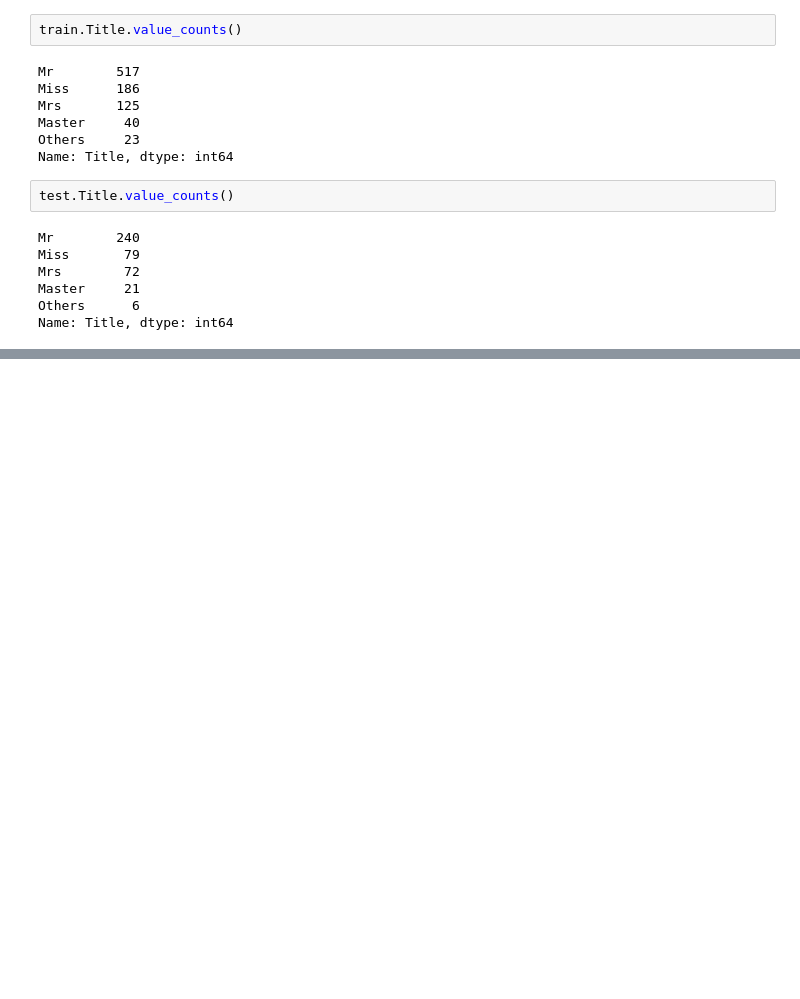
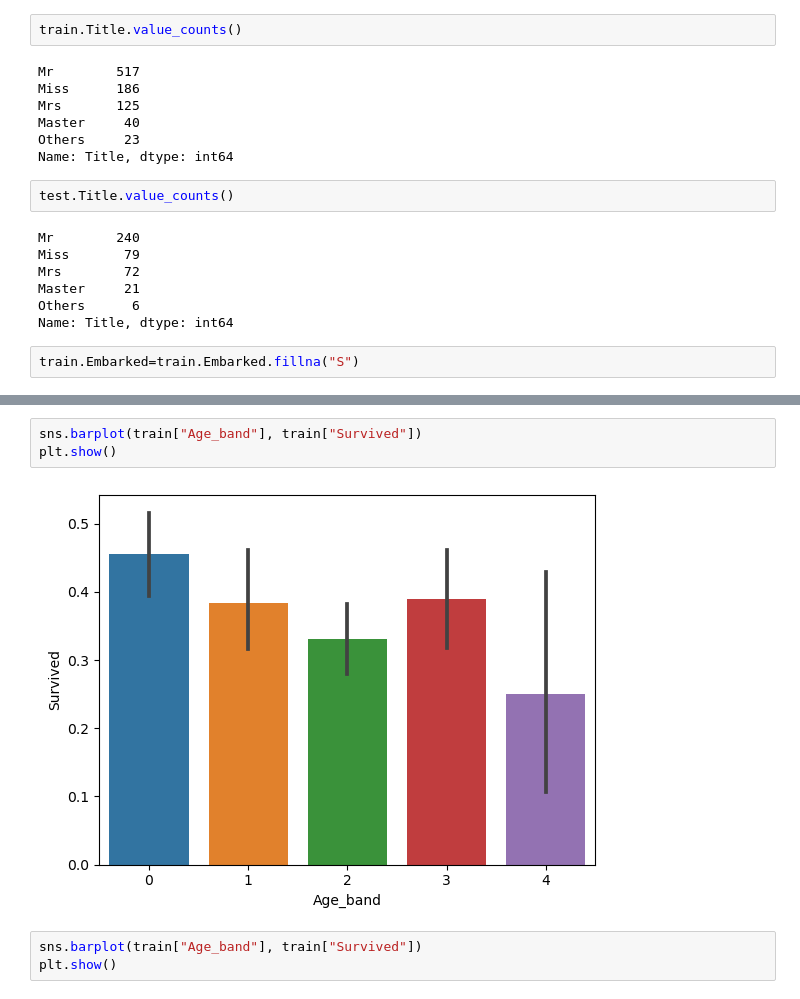
Before and after one commit to pipipik/skillup_01, a Jupyter notebook: DAY7/20240210_DAY7.ipynb, the cells around one changed output, grey strips where cells are left out. Saved outputs shown, nothing was run; the diff lists cells and outputs as text; blank space fills up the shorter version.

```diff
--- a/DAY7/20240210_DAY7.ipynb
+++ b/DAY7/20240210_DAY7.ipynb
@@ -151,3 +151,5 @@ Mrs        72
 Master     21
 Others      6
 Name: Title, dtype: int64
+# %%
+train.Embarked=train.Embarked.fillna("S")
@@ -153,0 +222,8 @@ Name: Title, dtype: int64
+# %%
+sns.barplot(train["Age_band"], train["Survived"])
+plt.show()
+# %% [output]
+[figure, added]
+# %%
+sns.barplot(train["Age_band"], train["Survived"])
+plt.show()
```
Also changed, not shown: parts of 6 cells of this notebook.
